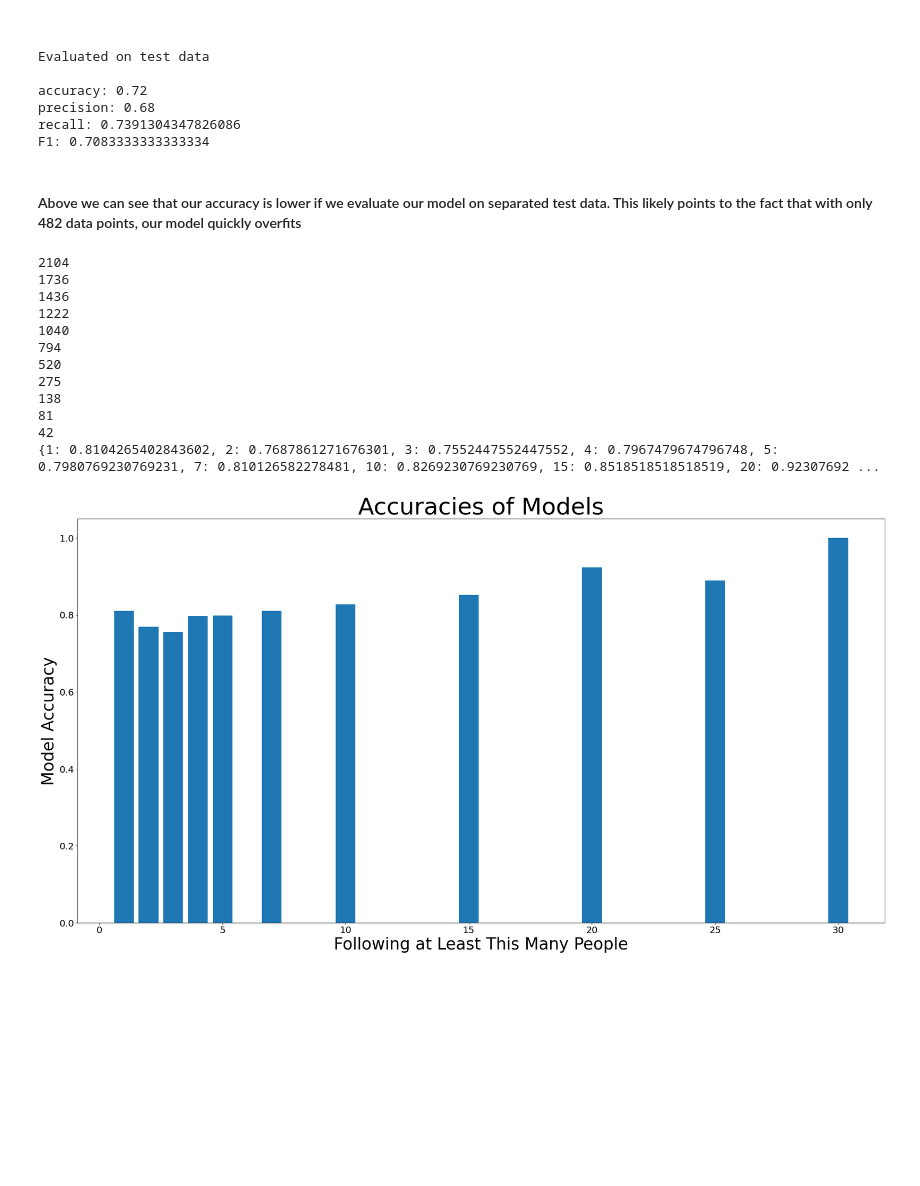
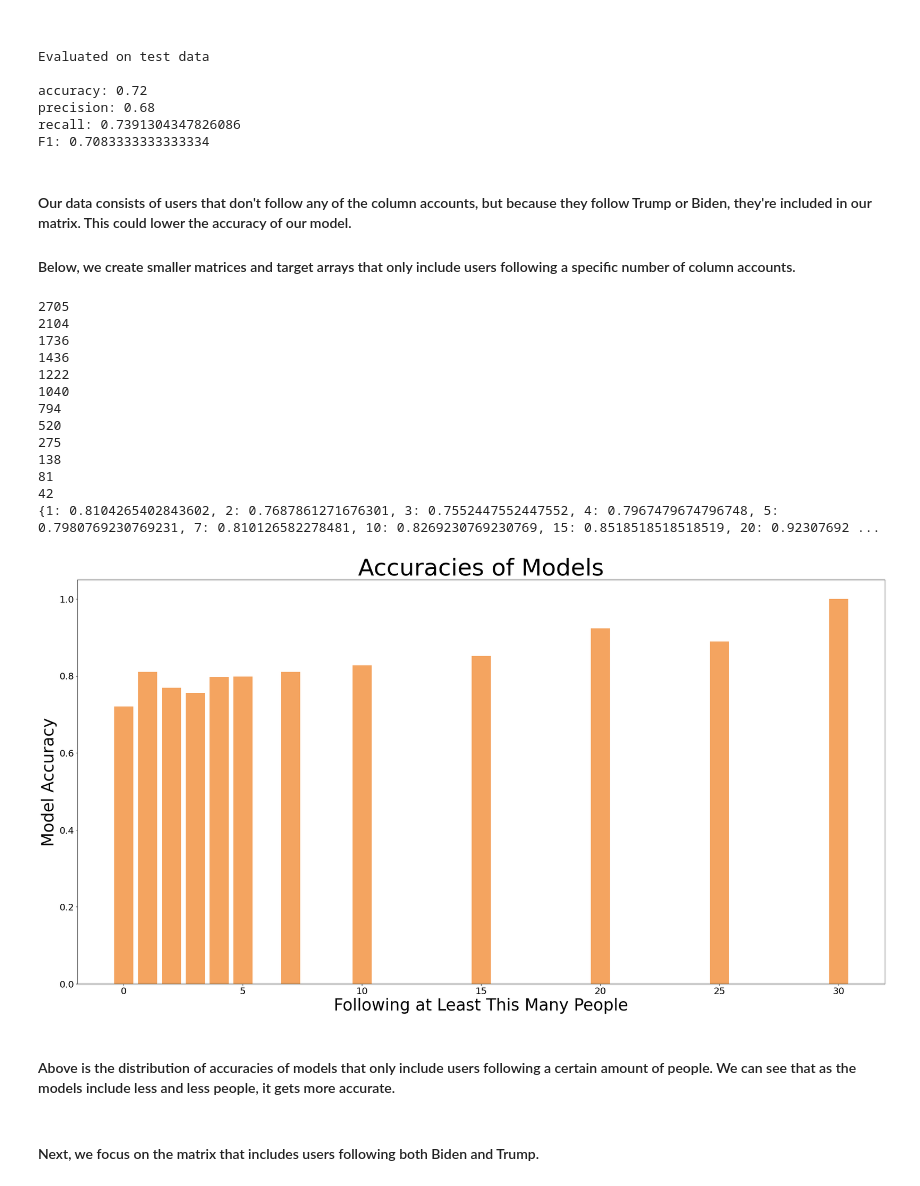
Before and after one commit to johnsont4/TwitterAnalysis, a Jupyter notebook: FInalSubmission.ipynb, the cells around one changed output. Cells and saved outputs as stored; diff of their text form; code cells hidden in the pictures; blank space fills up the shorter version.

```diff
--- a/FInalSubmission.ipynb
+++ b/FInalSubmission.ipynb
@@ -119,0 +112,13 @@ plt.xlabel('number following');
+# %%
+bidenFollowersPer = bidenCount/countBiden
+trumpFollowersPer = trumpCount/countTrump
+bothFollowersPer = bothCount/countBoth
+
+# Use matplotlib to visualize the distribution
+fig, ax = plt.subplots()
+ax.bar(["Biden", "Trump", "Both"], [bidenFollowersPer, trumpFollowersPer, bothFollowersPer], color=['firebrick', 'forestgreen', 'steelblue'])
+ax.set_title('Number of Accounts Followed Per User', fontsize=50)
+ax.set_ylabel('# of Accounts Followed Per User', fontsize=30)
+ax.tick_params(axis='x', labelsize=30)
+ax.tick_params(axis='y', labelsize=20)
+fig.subplots_adjust(left=0, right=4, top=3, bottom=0)
@@ -119,0 +383,11 @@ plt.xlabel('number following');
+# %%
+scale = trumpFollowersPer/bidenFollowersPer
+print(scale)
+
+newBidenList = []
+for num in BidenDict.values():
+    newNum = num * scale
+    newBidenList.append(newNum)
+allGraph = pd.DataFrame(dict(Biden=list(newBidenList), Trump=list(TrumpDict.values())), index=TrumpDict.keys())
+bothGraph = allGraph.plot.bar(title="Normalized # Of Followers for Top 102 Users", fontsize=8, figsize=(15,8))
+bothGraph.title.set_size(25)
@@ -344,17 +589,11 @@ Calm group size:  (7, 102)
 Calm group entropy:  -0.0
 ''
 # %%
-from sklearn import tree
-import graphviz
-
+# Illustrates a decision tree using graphviz module
 clf = tree.DecisionTreeClassifier(criterion='entropy')
 clf.fit(matrix, targetArray)
 
-x = clf.predict_proba(matrix[340].reshape(1, -1))
-print(type(matrix[340]))
-print(targetArray[340])
-
 tree.plot_tree(clf)
-#dot_data = tree.export_graphviz(clf, out_file='decisionTree')
+dot_data = tree.export_graphviz(clf, out_file='decisionTree')
 graph = graphviz.Source(dot_data)
 # %% [output]
@@ -435,8 +672,9 @@ accuracy: 0.72
 precision: 0.68
 recall: 0.7391304347826086
 F1: 0.7083333333333334
-# %% [markdown]
-#### Above we can see that our accuracy is lower if we evaluate our model on separated test data. This likely points to the fact that with only 482 data points, our model quickly overfits
+# %% [markdown]
+#### Our data consists of users that don't follow any of the column accounts, but because they follow Trump or Biden, they're included in our matrix. This could lower the accuracy of our model.
+#### Below, we create smaller matrices and target arrays that only include users following a specific number of column accounts.
 # %%
 def makeSmallerMatrixTA(num, matrix, targetArray):
     newMatrix = []
@@ -508,7 +746,7 @@ targetArrayList.append(targetArray30)
 # %%
 model = BernoulliNB()
 
-def testManyThings(matrixList, targetArrayList, model):
+def findModelsAccuracies(matrixList, targetArrayList, model):
     dictOfAccuracies = {}
     listOfNums = [1,2,3,4,5,7,10,15,20,25,30]
     for num in tqdm(range(len(matrixList))):
@@ -522,37 +760,43 @@ def testManyThings(matrixList, targetArrayList, model):
         testY = np.concatenate((targetArray[:int(len(matrix)*(1/20))], targetArray[int(len(matrix)*(19/20)):]), axis = 0)
 
         TP, TN, FP, FN = train(model, trainX, trainY, testX, testY)
 
         accuracy = (TP + TN)/(TP + TN + FP + FN)
         dictOfAccuracies[listOfNums[num]] = accuracy
         print(len(matrix))
     return dictOfAccuracies
-
-accuracies = testManyThings(matrixList, targetArrayList, model)
+print(len(matrix))
+accuracies = findModelsAccuracies(matrixList, targetArrayList, model)
+accuracies[0] = .72
 fig, ax = plt.subplots()
-ax.bar(accuracies.keys(), accuracies.values())
+ax.bar(accuracies.keys(), accuracies.values(), color='sandybrown')
 ax.set_title('Accuracies of Models', fontsize=50)
 ax.set_xlabel('Following at Least This Many People', fontsize=35)
 ax.set_ylabel('Model Accuracy', fontsize=35)
 ax.tick_params(axis='x', labelsize=20)
 ax.tick_params(axis='y', labelsize=20)
 fig.subplots_adjust(left=0,right=4,top=3,bottom=0)
 
 print(accuracies)
 # %% [output]
+2705
 2104
 1736
 1436
 1222
 1040
 794
 520
 275
 138
 81
 42
 {1: 0.8104265402843602, 2: 0.7687861271676301, 3: 0.7552447552447552, 4: 0.7967479674796748, 5: 0.7980769230769231, 7: 0.810126582278481, 10: 0.8269230769230769, 15: 0.8518518518518519, 20: 0.92307692 ...
-[figure, old version]
+[figure, new version]
+# %% [markdown]
+#### Above is the distribution of accuracies of models that only include users following a certain amount of people. We can see that as the models include less and less people, it gets more accurate.
+# %% [markdown]
+#### Next, we focus on the matrix that includes users following both Biden and Trump.
 # %%
 model = BernoulliNB()
 model.fit(matrix, targetArray)
```
Also changed, not shown: parts of 73 cells of this notebook, 16 other files.
